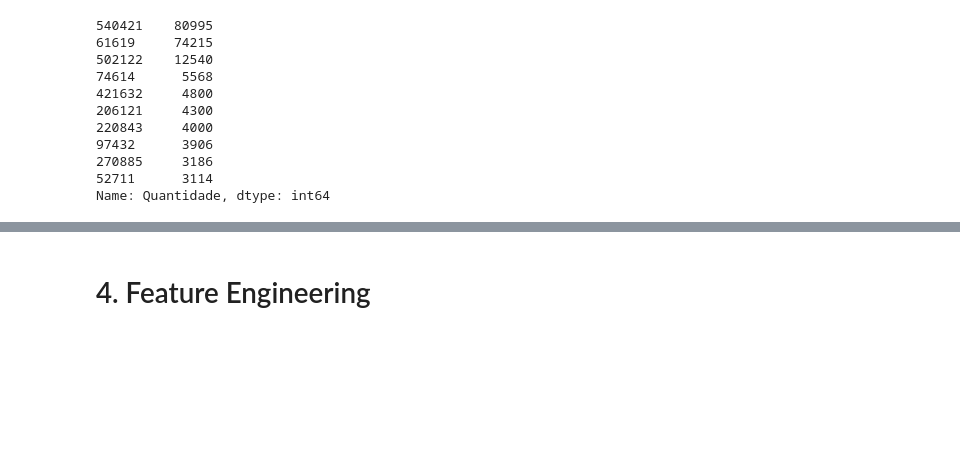
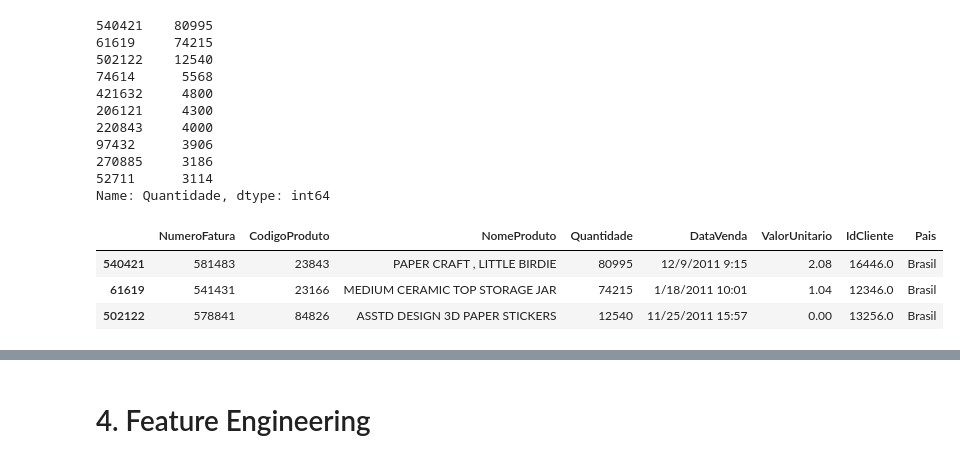
Before and after one commit to DSRodrigoA/DSRodrigoA, a Jupyter notebook: mba.ipynb, the cells around one changed output, grey strips where cells are left out. Drawn from its saved outputs; the diff is of its cells as text; code cells hidden in the pictures; blank space fills up the shorter version.

```diff
--- a/mba.ipynb
+++ b/mba.ipynb
@@ -210,6 +205,15 @@ dataset['Quantidade'].nlargest(10)
 270885     3186
 52711      3114
 Name: Quantidade, dtype: int64
+# %%
+# Buscando as transações com quantidades muito altas com o valor da indexação.
+
+dataset.loc[[540421,61619,502122]]
+# %% [output]
+|  | NumeroFatura | CodigoProduto | NomeProduto | Quantidade | DataVenda | ValorUnitario | IdCliente | Pais |
+| 540421 | 581483 | 23843 | PAPER CRAFT , LITTLE BIRDIE | 80995 | 12/9/2011 9:15 | 2.08 | 16446.0 | Brasil |
+| 61619 | 541431 | 23166 | MEDIUM CERAMIC TOP STORAGE JAR | 74215 | 1/18/2011 10:01 | 1.04 | 12346.0 | Brasil |
+| 502122 | 578841 | 84826 | ASSTD DESIGN 3D PAPER STICKERS | 12540 | 11/25/2011 15:57 | 0.00 | 13256.0 | Brasil |
 # %%
 # Buscando possíveis outliers na coluna 'ValorUnitario'
 
```
Also changed, not shown: parts of 19 cells of this notebook.
